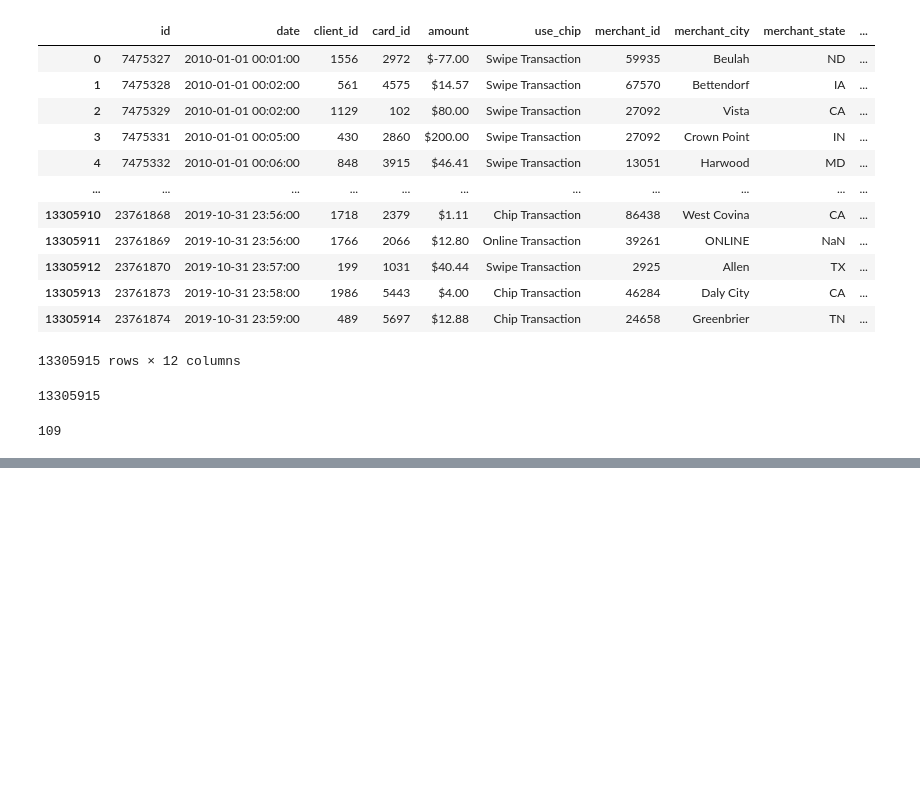
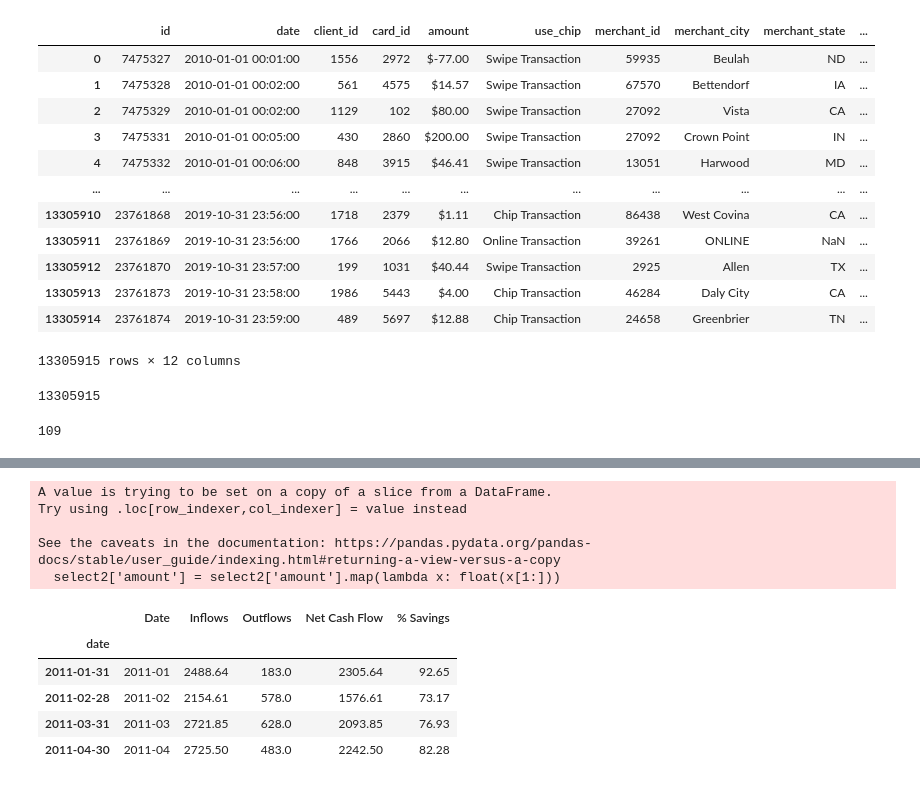
Before and after one commit to pablopertusa/caixabank-tech-hackathon, a Jupyter notebook: src/data/notebook.ipynb, the cells around one changed output, grey strips where cells are left out. Saved outputs shown, nothing was run; the diff lists cells and outputs as text; code cells hidden in the pictures; blank space fills up the shorter version.

```diff
--- a/src/data/notebook.ipynb
+++ b/src/data/notebook.ipynb
@@ -415,0 +631,21 @@ len(df['mcc'].unique())
+# %%
+df, user_id, start_date, end_date = (
+        df,
+        50,
+        "2011-01-01",
+        "2011-04-30",
+    )
+
+calculate_cash_flow_summary(df, user_id, start_date, end_date)
+# %% [output]
+A value is trying to be set on a copy of a slice from a DataFrame.
+Try using .loc[row_indexer,col_indexer] = value instead
+
+See the caveats in the documentation: https://pandas.pydata.org/pandas-docs/stable/user_guide/indexing.html#returning-a-view-versus-a-copy
+  select2['amount'] = select2['amount'].map(lambda x: float(x[1:]))
+|  | Date | Inflows | Outflows | Net Cash Flow | % Savings |
+| date |  |  |  |  |  |
+| 2011-01-31 | 2011-01 | 2488.64 | 183.0 | 2305.64 | 92.65 |
+| 2011-02-28 | 2011-02 | 2154.61 | 578.0 | 1576.61 | 73.17 |
+| 2011-03-31 | 2011-03 | 2721.85 | 628.0 | 2093.85 | 76.93 |
+| 2011-04-30 | 2011-04 | 2725.50 | 483.0 | 2242.50 | 82.28 |
```
Also changed, not shown: parts of 13 cells of this notebook, 2 other files.
